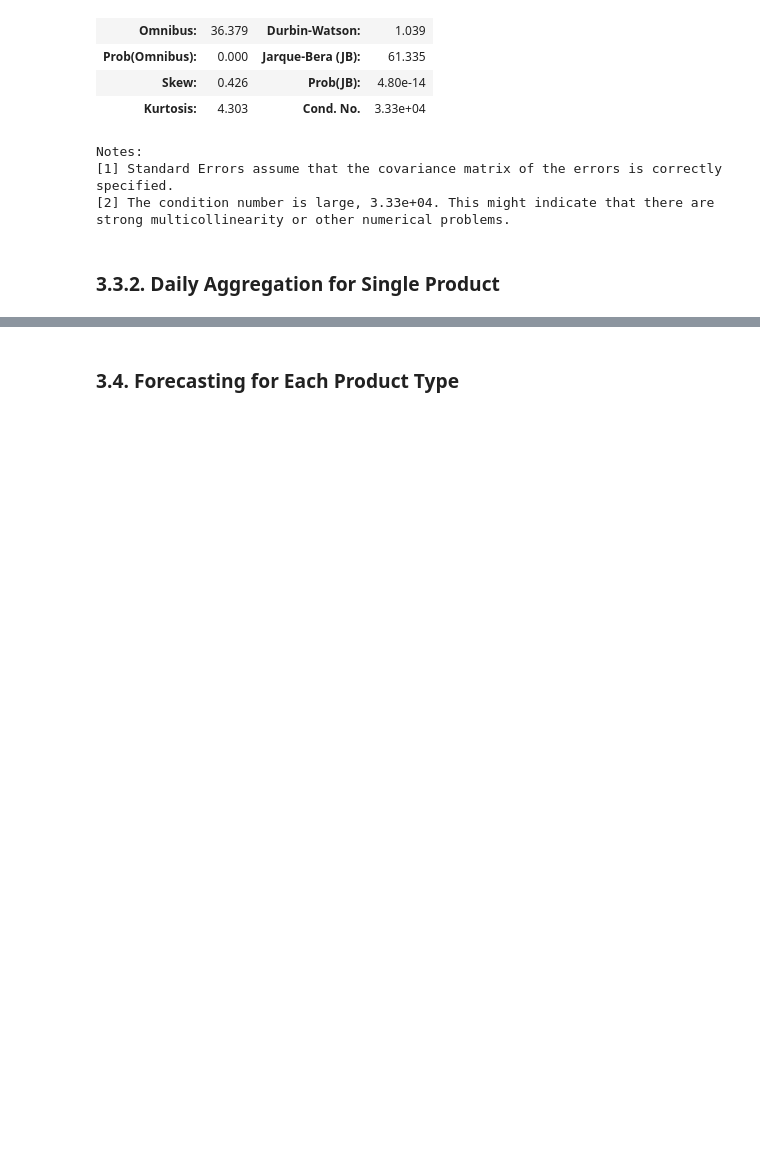
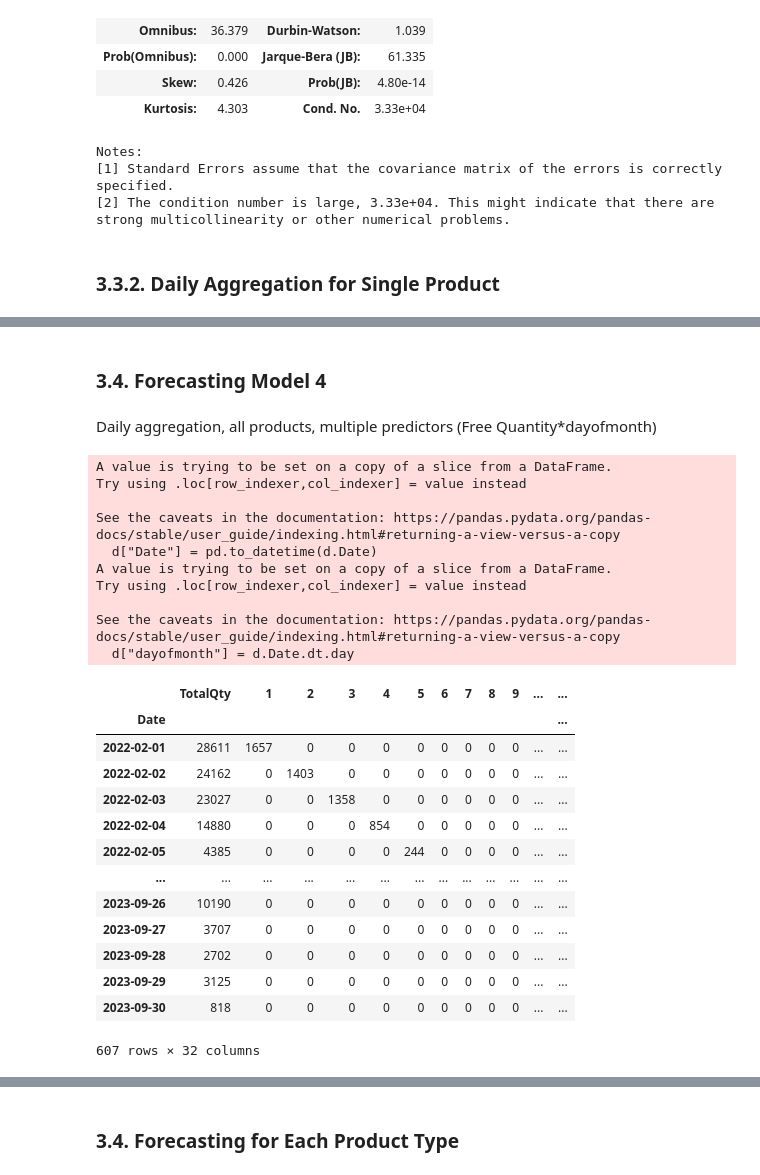
Before and after one commit to ayigitdogan/PharmaProject, a Jupyter notebook: IE492 - Pharma Project.ipynb, the cells around one changed output, grey strips where cells are left out. Cells and saved outputs as stored; diff of their text form; code cells hidden in the pictures; blank space fills up the shorter version.

Commit message:
Daily PromoSens.

```diff
--- a/IE492 - Pharma Project.ipynb
+++ b/IE492 - Pharma Project.ipynb
@@ -253,3 +253,42 @@ Notes:
 [1] Standard Errors assume that the covariance matrix of the errors is correctly specified.
 [2] The condition number is large, 3.68e+03. This might indicate that there are
 strong multicollinearity or other numerical problems.
+# %% [markdown]
+### 3.4. Forecasting Model 4
+# %% [markdown]
+Daily aggregation, all products, multiple predictors (Free Quantity*dayofmonth)
+# %%
+d = df_prod[df_prod.ProductId == 39]
+d["Date"] = pd.to_datetime(d.Date)
+d["dayofmonth"] = d.Date.dt.day
+d = d[["Date", "TotalQty", "FreeQty", "dayofmonth"]].set_index("Date")
+one_hot = pd.get_dummies(d['dayofmonth']).astype(int)
+d = d.drop('dayofmonth', axis = 1)
+d = d.join(one_hot.mul(d["FreeQty"], axis=0))
+d = d.drop('FreeQty', axis = 1)
+d
+# %% [output]
+A value is trying to be set on a copy of a slice from a DataFrame.
+Try using .loc[row_indexer,col_indexer] = value instead
+
+See the caveats in the documentation: https://pandas.pydata.org/pandas-docs/stable/user_guide/indexing.html#returning-a-view-versus-a-copy
+  d["Date"] = pd.to_datetime(d.Date)
+A value is trying to be set on a copy of a slice from a DataFrame.
+Try using .loc[row_indexer,col_indexer] = value instead
+
+See the caveats in the documentation: https://pandas.pydata.org/pandas-docs/stable/user_guide/indexing.html#returning-a-view-versus-a-copy
+  d["dayofmonth"] = d.Date.dt.day
+|  | TotalQty | 1 | 2 | 3 | 4 | 5 | 6 | 7 | 8 | 9 | ... | ... |
+| Date |  |  |  |  |  |  |  |  |  |  |  | ... |
+| 2022-02-01 | 28611 | 1657 | 0 | 0 | 0 | 0 | 0 | 0 | 0 | 0 | ... | ... |
+| 2022-02-02 | 24162 | 0 | 1403 | 0 | 0 | 0 | 0 | 0 | 0 | 0 | ... | ... |
+| 2022-02-03 | 23027 | 0 | 0 | 1358 | 0 | 0 | 0 | 0 | 0 | 0 | ... | ... |
+| 2022-02-04 | 14880 | 0 | 0 | 0 | 854 | 0 | 0 | 0 | 0 | 0 | ... | ... |
+| 2022-02-05 | 4385 | 0 | 0 | 0 | 0 | 244 | 0 | 0 | 0 | 0 | ... | ... |
+| ... | ... | ... | ... | ... | ... | ... | ... | ... | ... | ... | ... | ... |
+| 2023-09-26 | 10190 | 0 | 0 | 0 | 0 | 0 | 0 | 0 | 0 | 0 | ... | ... |
+| 2023-09-27 | 3707 | 0 | 0 | 0 | 0 | 0 | 0 | 0 | 0 | 0 | ... | ... |
+| 2023-09-28 | 2702 | 0 | 0 | 0 | 0 | 0 | 0 | 0 | 0 | 0 | ... | ... |
+| 2023-09-29 | 3125 | 0 | 0 | 0 | 0 | 0 | 0 | 0 | 0 | 0 | ... | ... |
+| 2023-09-30 | 818 | 0 | 0 | 0 | 0 | 0 | 0 | 0 | 0 | 0 | ... | ... |
+607 rows × 32 columns
```
Also changed, not shown: parts of 5 cells of this notebook.
